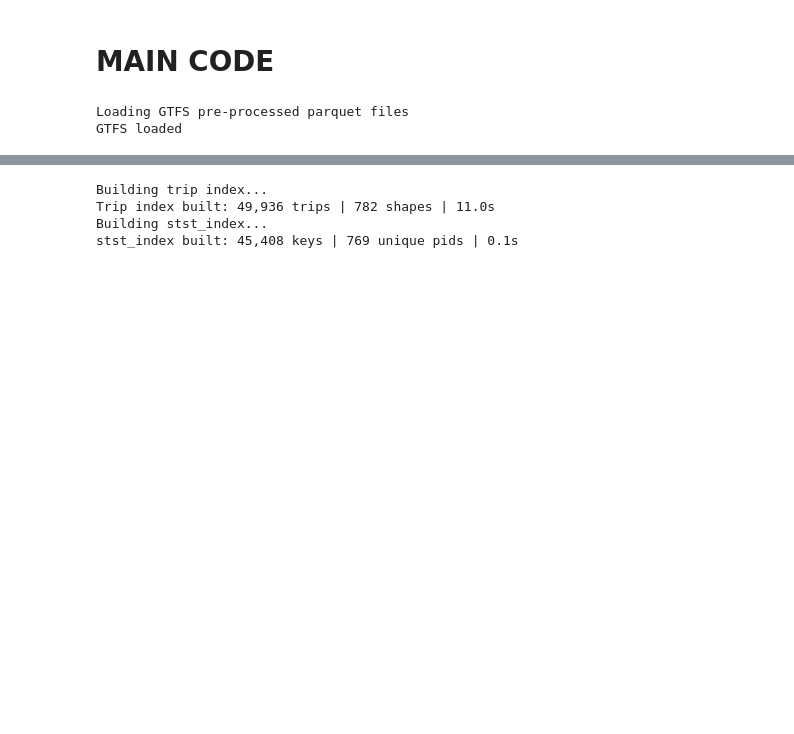
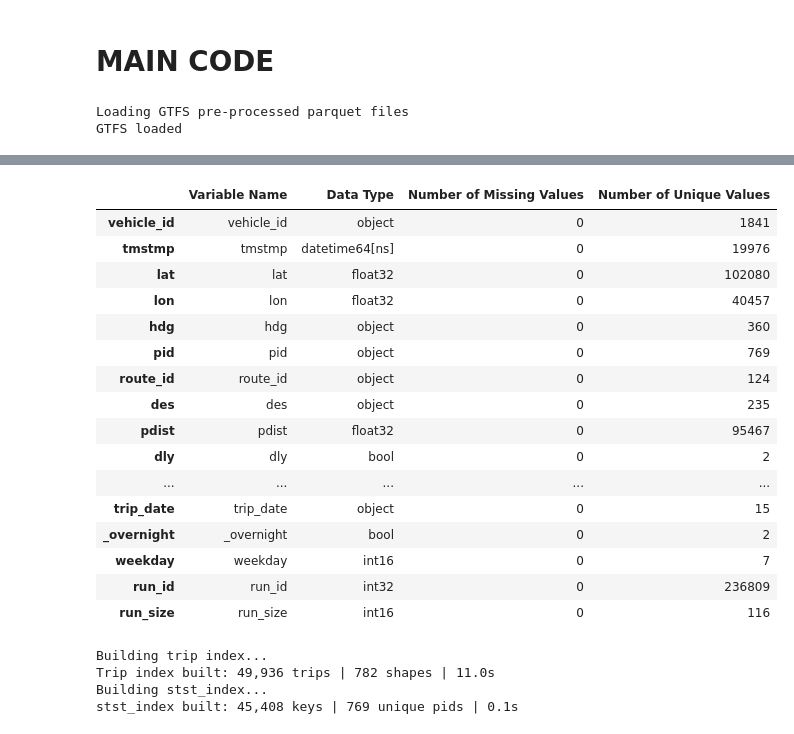
Before and after one commit to liv-fing/CTABusTrust, a Jupyter notebook: pedro_exploration.ipynb, the cells around one changed output, grey strips where cells are left out. Saved outputs shown, nothing was run; the diff lists cells and outputs as text; code cells hidden in the pictures; blank space fills up the shorter version.

```diff
--- a/pedro_new_approach.ipynb
+++ b/pedro_exploration.ipynb
@@ -413,0 +414,15 @@ API cache loaded: 8,373,440 rows | 6990 MB | 46.8s
+# %%
+def variable_exploration(df):
+  var_names = df.columns
+  data_type = df.dtypes
+  n_missing_values = df.isnull().sum()
+  n_unique_values = df.nunique()
+
+  summary = pd.DataFrame({
+      'Variable Name': var_names,
+      'Data Type': data_type,
+      'Number of Missing Values': n_missing_values,
+      'Number of Unique Values': n_unique_values
+  })
+
+  return summary
@@ -414,3 +449,23 @@ API cache loaded: 8,373,440 rows | 6990 MB | 46.8s
+# %%
+variable_exploration(api)
+# %% [output]
+|  | Variable Name | Data Type | Number of Missing Values | Number of Unique Values |
+| vehicle_id | vehicle_id | object | 0 | 1841 |
+| tmstmp | tmstmp | datetime64[ns] | 0 | 19976 |
+| lat | lat | float32 | 0 | 102080 |
+| lon | lon | float32 | 0 | 40457 |
+| hdg | hdg | object | 0 | 360 |
+| pid | pid | object | 0 | 769 |
+| route_id | route_id | object | 0 | 124 |
+| des | des | object | 0 | 235 |
+| pdist | pdist | float32 | 0 | 95467 |
+| dly | dly | bool | 0 | 2 |
+| ... | ... | ... | ... | ... |
+| trip_date | trip_date | object | 0 | 15 |
+| _overnight | _overnight | bool | 0 | 2 |
+| weekday | weekday | int16 | 0 | 7 |
+| run_id | run_id | int32 | 0 | 236809 |
+| run_size | run_size | int16 | 0 | 116 |
 # %%
 trip_store, shape_index = build_trip_index(stop_times, trips_calendar)
 unique_pids = api['pid'].dropna().unique()
```
Also changed, not shown: parts of 2 cells of this notebook, 27 other files.
